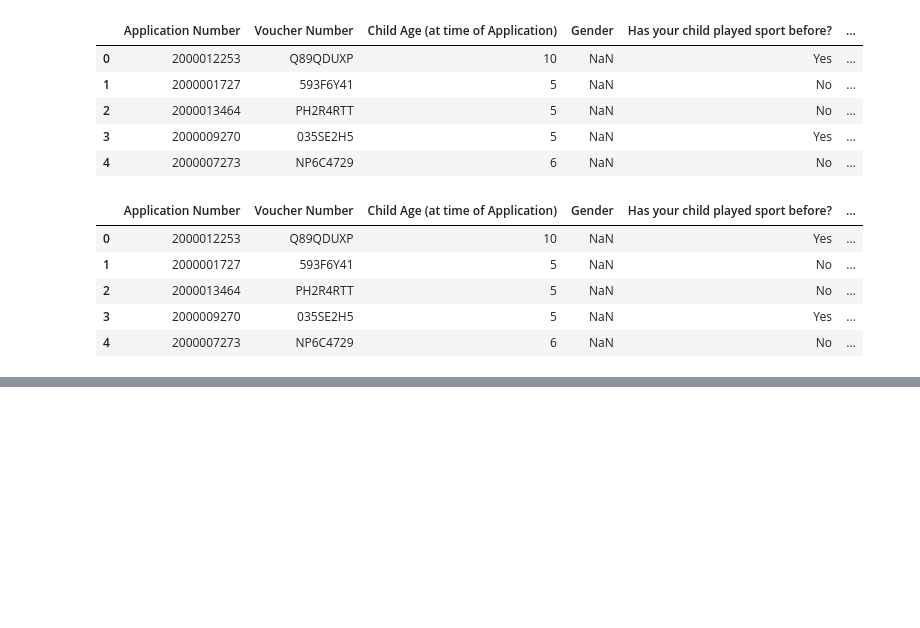
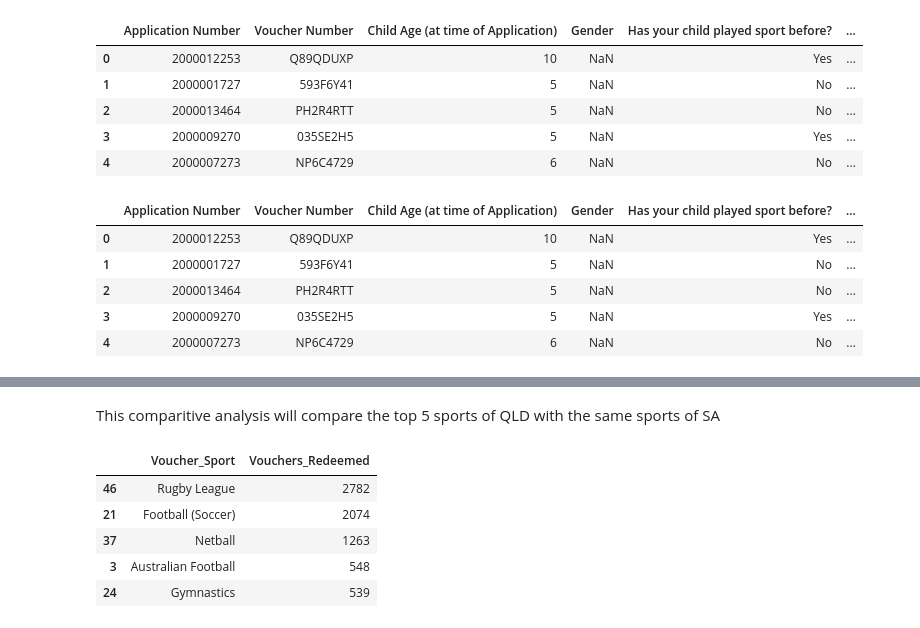
Before and after one commit to MQCOMP2200-S2-2021/data-science-portfolio-liamstrang, a Jupyter notebook: Portfolio 2.ipynb, the cells around one changed output, grey strips where cells are left out. Saved outputs shown, nothing was run; the diff lists cells and outputs as text; code cells hidden in the pictures; blank space fills up the shorter version.

```diff
--- a/Portfolio 2.ipynb
+++ b/Portfolio 2.ipynb
@@ -235,0 +269,15 @@ qld_vouchers_scores.head()
+# %% [markdown]
+This comparitive analysis will compare the top 5 sports of QLD with the same sports of SA
+# %%
+topSportsQld = qld_vouchers_scores.groupby(['Participation Activity']).size().reset_index(name='Vouchers_Redeemed')
+topSportsQld = topSportsQld.sort_values(by='Vouchers_Redeemed', ascending=False)
+topSportsQld = topSportsQld.rename(columns={'Participation Activity': 'Voucher_Sport'})
+topSportsQld = topSportsQld.head()
+topSportsQld
+# %% [output]
+|  | Voucher_Sport | Vouchers_Redeemed |
+| 46 | Rugby League | 2782 |
+| 21 | Football (Soccer) | 2074 |
+| 37 | Netball | 1263 |
+| 3 | Australian Football | 548 |
+| 24 | Gymnastics | 539 |
```
Also changed, not shown: parts of 9 cells of this notebook.
